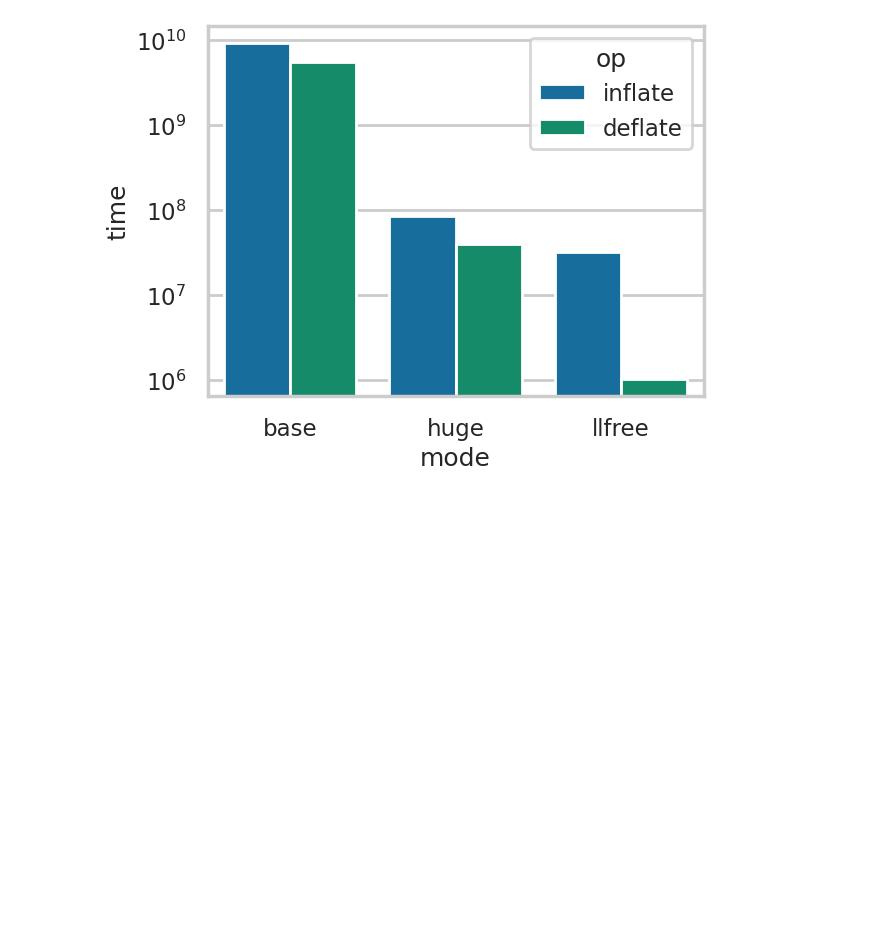
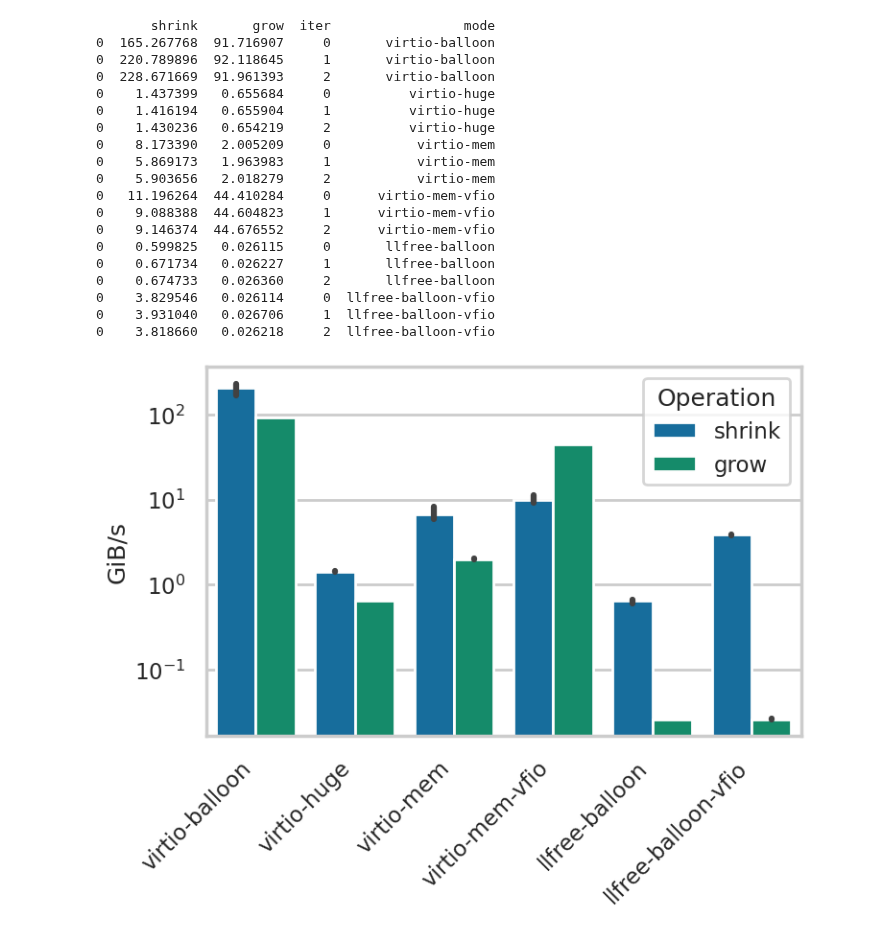
Before and after one commit to luhsra/hyperalloc-bench, a Jupyter notebook: inflate.ipynb, the cells around one changed output. Drawn from its saved outputs; the diff is of its cells as text; code cells hidden in the pictures; blank space fills up the shorter version.

Commit message:
:art: Add inflate benchmarks

```diff
--- a/inflate.ipynb
+++ b/inflate.ipynb
@@ -19,13 +0,0 @@ def parse_logs(path: Path) -> pd.DataFrame:
-# %%
-base = Path("inflate/240419-144848-base-manual")
-huge = Path("inflate/240419-144949-huge-manual")
-llfree = Path("inflate/240419-145035-llfree-manual")
-paths = [base, huge, llfree]
-
-data = pd.concat([parse_logs(p) for p in paths])
-data
-
-p = sns.barplot(data, y="time", x="mode", hue="op")
-p.set_yscale("log")
-# %% [output]
-[figure, removed]
@@ -31,0 +35,44 @@ p.set_yscale("log")
+# %%
+paths = [
+    Path("inflate/240507-223236-base-manual"),
+    Path("inflate/240507-223513-huge-manual"),
+    Path("inflate/240507-224045-virtio-mem-movable"),
+    Path("inflate/240507-224229-virtio-mem-movable-vfio"),
+    Path("inflate/240507-223657-llfree-manual"),
+    Path("inflate/240507-223842-llfree-manual-vfio"),
+]
+data = pd.concat([parse_logs(p, 3) for p in paths])
+print(data)
+
+plt.figure(figsize=(8, 5))
+pgd = data.melt(id_vars=["mode", "iter"], value_vars=["shrink", "grow"],
+                var_name="op", value_name="time")
+p = sns.barplot(pgd, y="time", x="mode", hue="op")
+p.legend(title="Operation")
+p.set_yscale("log")
+p.set_ylabel("GiB/s")
+p.set_xlabel(None)
+_ = p.set_xticklabels(p.get_xticklabels(), rotation=45, ha="right")
+p.figure.savefig("inflate/inflate.pdf", bbox_inches="tight")
+dref_dataframe("inflate", Path("inflate"), ["mode", "iter", "op"], pgd)
+# %% [output]
+       shrink       grow  iter                 mode
+0  165.267768  91.716907     0       virtio-balloon
+0  220.789896  92.118645     1       virtio-balloon
+0  228.671669  91.961393     2       virtio-balloon
+0    1.437399   0.655684     0          virtio-huge
+0    1.416194   0.655904     1          virtio-huge
+0    1.430236   0.654219     2          virtio-huge
+0    8.173390   2.005209     0           virtio-mem
+0    5.869173   1.963983     1           virtio-mem
+0    5.903656   2.018279     2           virtio-mem
+0   11.196264  44.410284     0      virtio-mem-vfio
+0    9.088388  44.604823     1      virtio-mem-vfio
+0    9.146374  44.676552     2      virtio-mem-vfio
+0    0.599825   0.026115     0       llfree-balloon
+0    0.671734   0.026227     1       llfree-balloon
+0    0.674733   0.026360     2       llfree-balloon
+0    3.829546   0.026114     0  llfree-balloon-vfio
+0    3.931040   0.026706     1  llfree-balloon-vfio
+0    3.818660   0.026218     2  llfree-balloon-vfio
+[figure, added]
```
Also changed, not shown: parts of 3 cells of this notebook, 37 other files.
